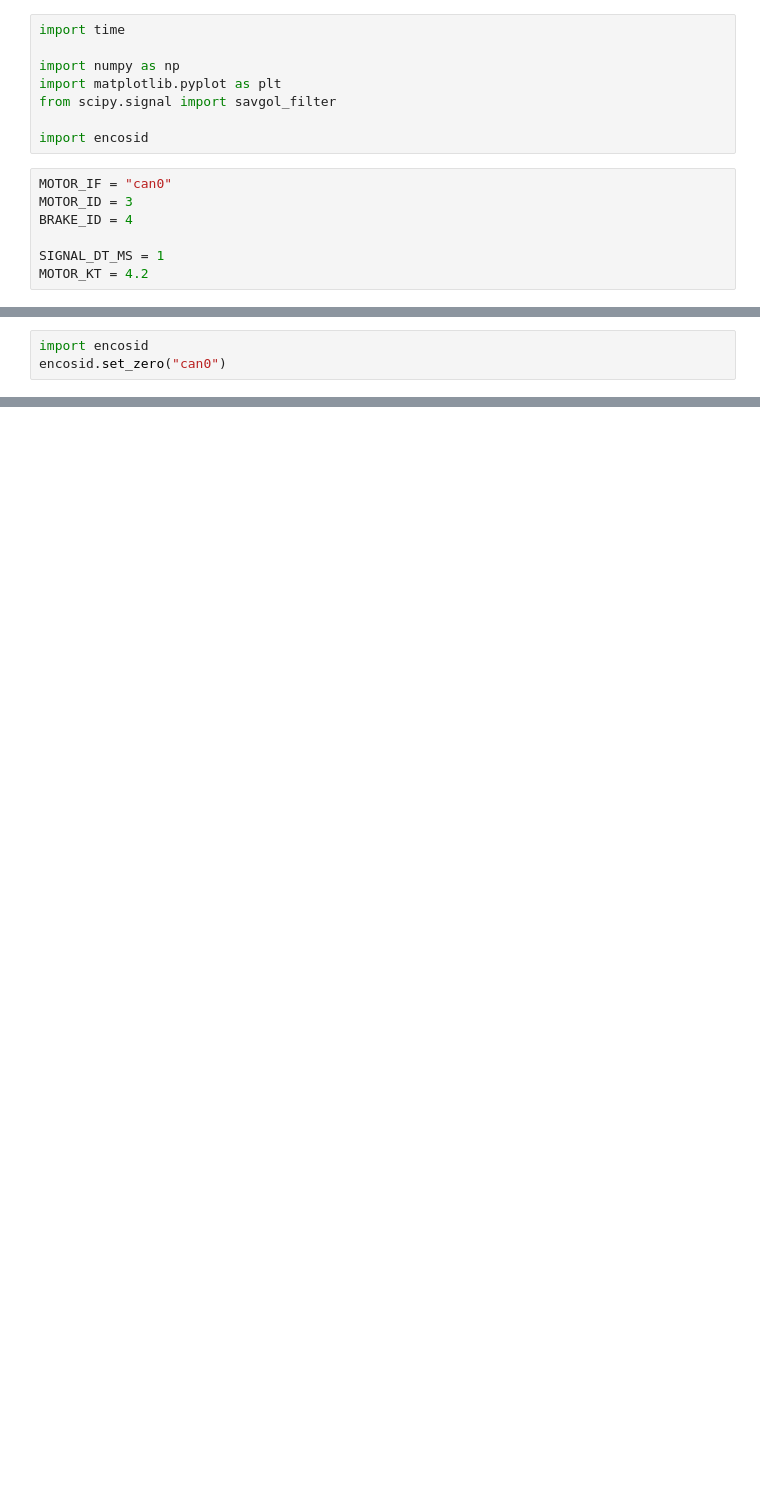
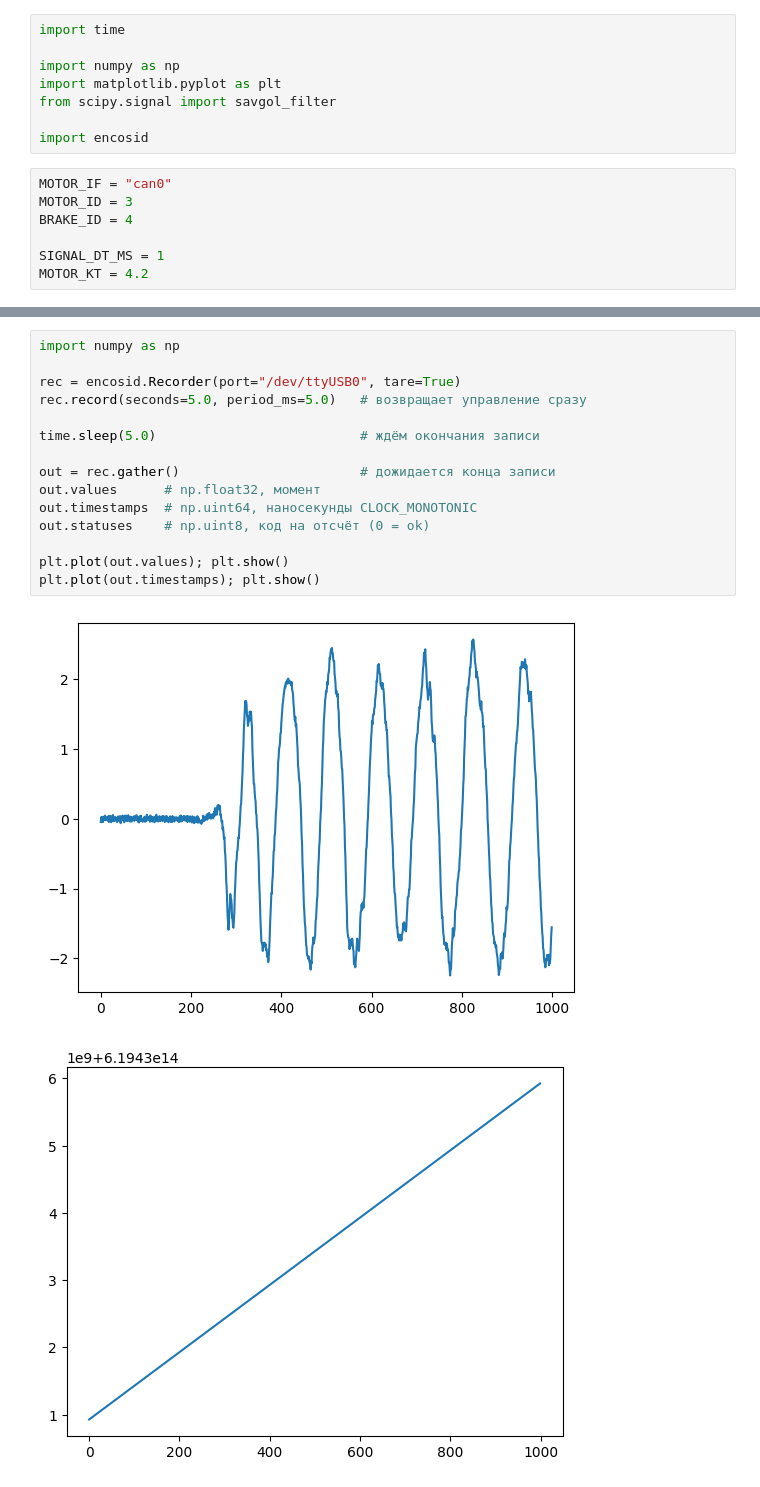
Before and after one commit to tndrd/encos-sys-id, a Jupyter notebook: scripts/example.ipynb, the cells around one changed output, grey strips where cells are left out. Drawn from its saved outputs; the diff is of its cells as text; blank space fills up the shorter version.

```diff
--- a/scripts/example.ipynb
+++ b/scripts/example.ipynb
@@ -106,3 +15,0 @@ plt.show()
-# %%
-import encosid
-encosid.set_zero("can0")
@@ -196,0 +47,18 @@ fig.show()
+# %%
+import numpy as np
+
+rec = encosid.Recorder(port="/dev/ttyUSB0", tare=True)
+rec.record(seconds=5.0, period_ms=5.0)   # возвращает управление сразу
+
+time.sleep(5.0)                          # ждём окончания записи
+
+out = rec.gather()                       # дожидается конца записи
+out.values      # np.float32, момент
+out.timestamps  # np.uint64, наносекунды CLOCK_MONOTONIC
+out.statuses    # np.uint8, код на отсчёт (0 = ok)
+
+plt.plot(out.values); plt.show()
+plt.plot(out.timestamps); plt.show()
+# %% [output]
+[figure, added]
+[figure, added]
```
Also changed, not shown: parts of 13 cells of this notebook, 8 other files.
